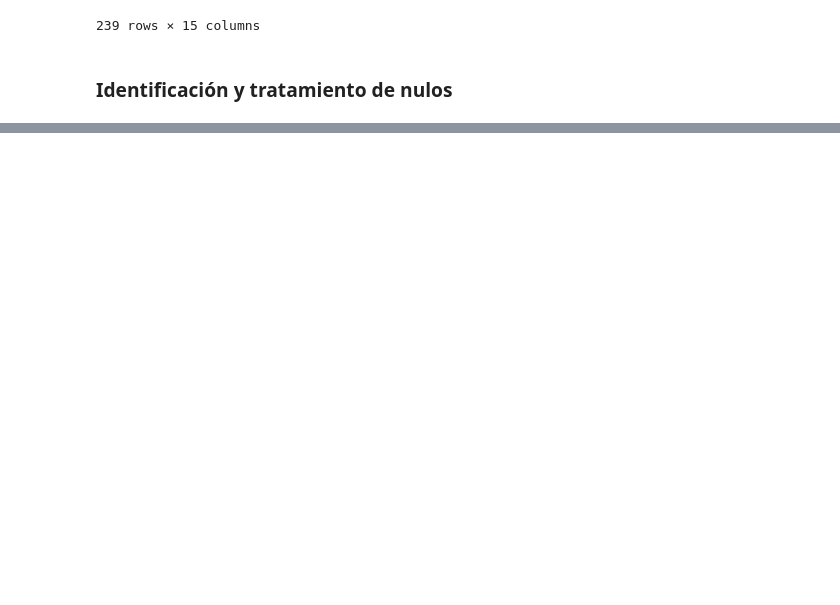
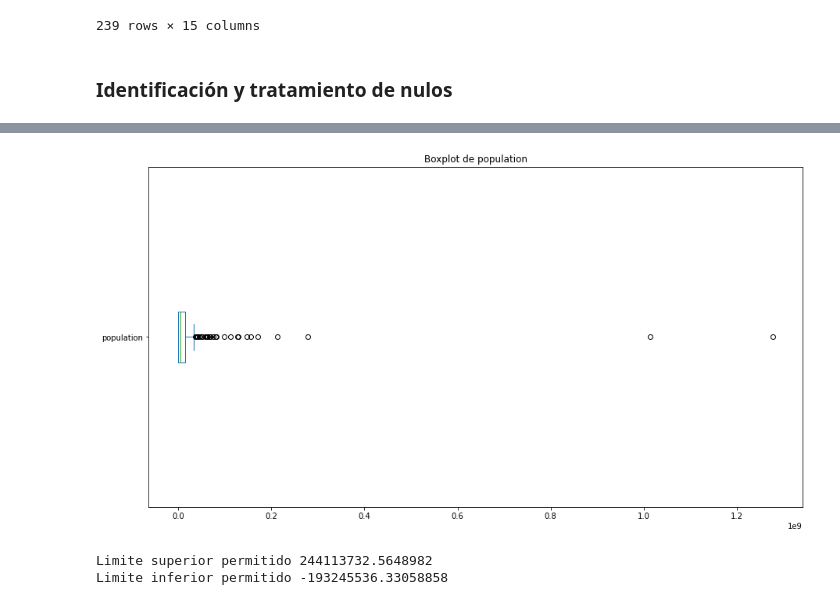
Before and after one commit to Papitasrancheras/Reto-Final, a Jupyter notebook: Reto_final.ipynb, the cells around one changed output, grey strips where cells are left out. Cells and saved outputs as stored; diff of their text form; code cells hidden in the pictures; blank space fills up the shorter version.

```diff
--- a/Reto_final.ipynb
+++ b/Reto_final.ipynb
@@ -102,0 +108,21 @@ dtype: int64
+# %%
+#Ahora efectuamos el mismo procedimiento con la columna population
+#Realizamos diagrama de caja o bigote de cada columna del dataframe para identificar outliers
+fig = plt.figure(figsize =(15, 8))
+Country["population"].plot(kind='box', vert=False)
+plt.title("Boxplot de population")
+plt.show()
+#Observamos que existen un buen número de valores atípicos en la columna. Ahora procedemos con identificarlos
+# %% [output]
+[figure, added]
+# %%
+#Comencemos identificando los límites superiores e inferiores de los valores de la columna population
+#Utilizaremos como límite 2 desviaciones estándar
+y1=Country["population"]
+Limite_Superior_pop= y1.mean() + 2*y1.std()
+Limite_Inferior_pop= y1.mean() - 2 *y1.std()
+print("Limite superior permitido", Limite_Superior_pop)
+print("Limite inferior permitido", Limite_Inferior_pop)
+# %% [output]
+Limite superior permitido 244113732.5648982
+Limite inferior permitido -193245536.33058858
```
Also changed, not shown: parts of 9 cells of this notebook.
